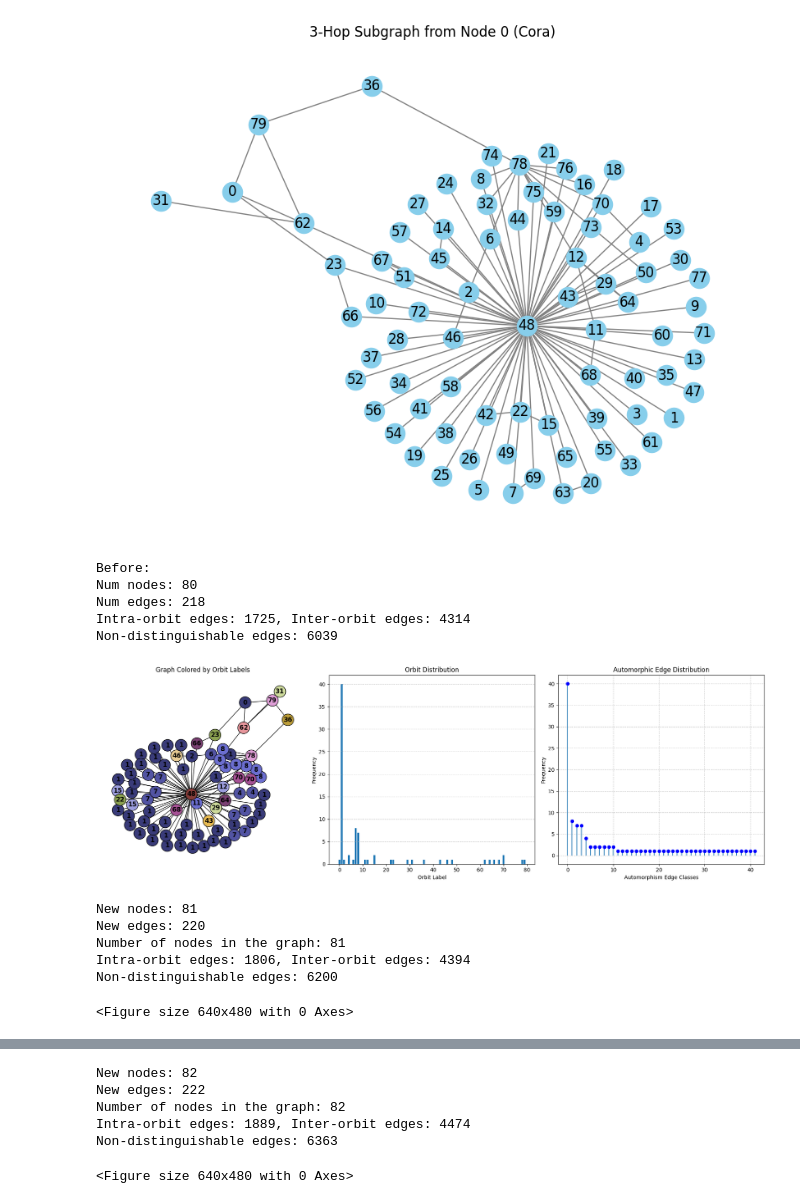
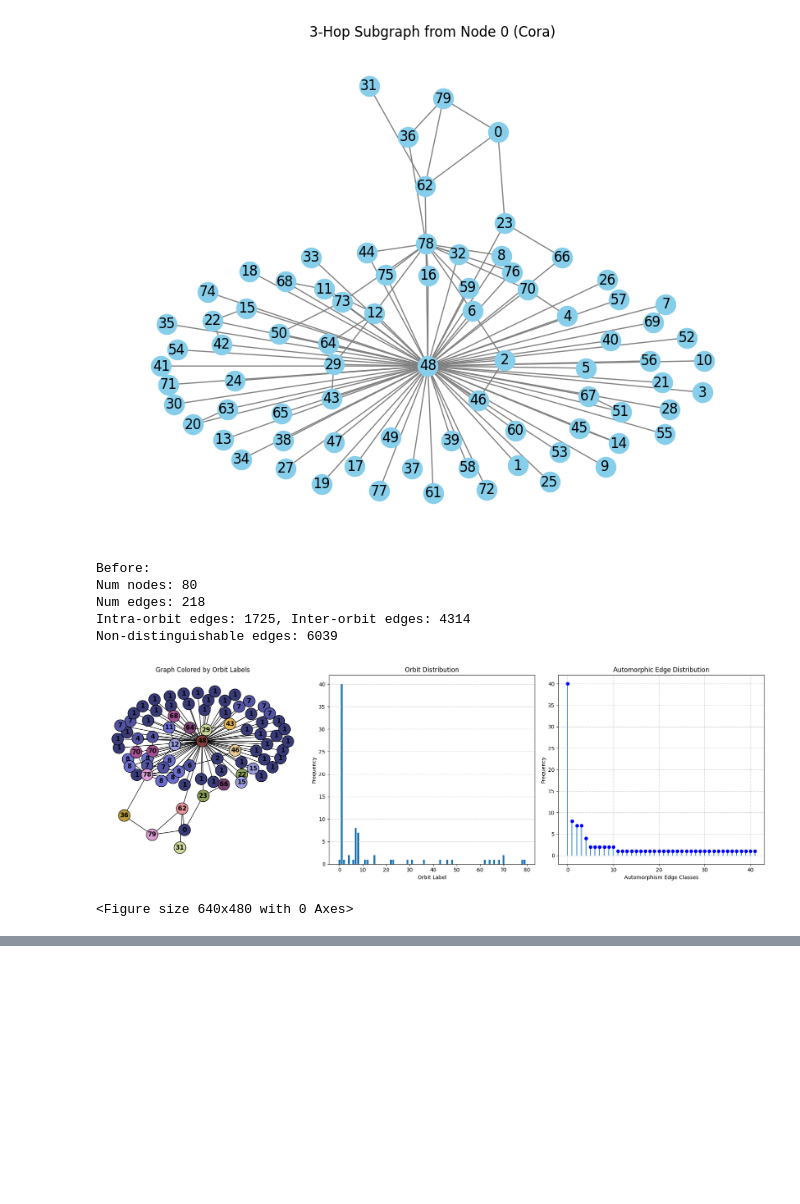
Before and after one commit to ChenS676/ANP4Link, a Jupyter notebook: syn_real/disjoint.ipynb, the cells around one changed output, grey strips where cells are left out. Saved outputs shown, nothing was run; the diff lists cells and outputs as text; code cells hidden in the pictures; blank space fills up the shorter version.

```diff
--- a/syn_real/disjoint.ipynb
+++ b/syn_real/disjoint.ipynb
@@ -190,7 +191,7 @@ def analyze_automorphisms(data, G):
     for i, ov in zip(G.nodes(), orbits):
             custom_labels[i] = f"{ov}"
 
-    count_automorphic_edges(G, orbits)
+    non_edge = count_automorphic_edges(G, orbits)
 
     # metrics, num_nodes, group_sizes = compute_automorphism_metrics(orbits, G.number_of_nodes())
 
@@ -202,11 +203,11 @@ def analyze_automorphisms(data, G):
     #                        figsize=(8, 6), cmap='tab20b')
     # plot_orbit(orbits)
     edge_class_counts, _ = hash_links_by_orbit(G, orbits)
-    from syn_real.plotting import plot_unique_edge_class
+    # from syn_real.plotting import plot_unique_edge_class
     # plot_unique_edge_class(edge_class_counts)
 
     plot_combined_orbit_graph(G, None, orbits, edge_class_counts, custom_labels=custom_labels)
-    return orbits
+    return non_edge
 # %%
 
 def add_isolated_node_for_node(data, node_idx, copy_feature=True):
@@ -292,35 +358,20 @@ def add_node_connected_to_node(data, node_idx, copy_feature=True, undirected=Tru
 # %%
 data = get_k_hop_subgraph_from_dataset(dataset_name="Cora", num_hops=3, node_idx=0, visualize=True)
 print("Before:")
 print("Num nodes:", data.num_nodes)
 print("Num edges:", data.edge_index.size(1))
 
 G = to_networkx(data, to_undirected=True)
 analyze_automorphisms(data, G)
-aug_data = data
-for i in range(10):
 
-	aug_data = add_node_connected_to_node(aug_data, node_idx=48, copy_feature=True)
-
-
-	print("New nodes:", aug_data.num_nodes)
-	print("New edges:", aug_data.edge_index.size(1))
-
-	aug_G = to_networkx(aug_data, to_undirected=True)
-
-	print(f"Number of nodes in the graph: {aug_data.num_nodes}")
-	analyze_automorphisms(aug_data, aug_G)
+ig = 2
+N = 4
 # %% [output]
-[figure, old version]
+[figure, new version]
 Before:
 Num nodes: 80
 Num edges: 218
 Intra-orbit edges: 1725, Inter-orbit edges: 4314
 Non-distinguishable edges: 6039
-[figure, old version]
+[figure, new version]
-New nodes: 81
-New edges: 220
-Number of nodes in the graph: 81
-Intra-orbit edges: 1806, Inter-orbit edges: 4394
-Non-distinguishable edges: 6200
+<Figure size 640x480 with 0 Axes>
-<Figure size 640x480 with 0 Axes>
@@ -328,6 +377,0 @@ Non-distinguishable edges: 6200
-New nodes: 82
-New edges: 222
-Number of nodes in the graph: 82
-Intra-orbit edges: 1889, Inter-orbit edges: 4474
-Non-distinguishable edges: 6363
-<Figure size 640x480 with 0 Axes>
```
Also changed, not shown: parts of 7 cells of this notebook, 5 other files.
